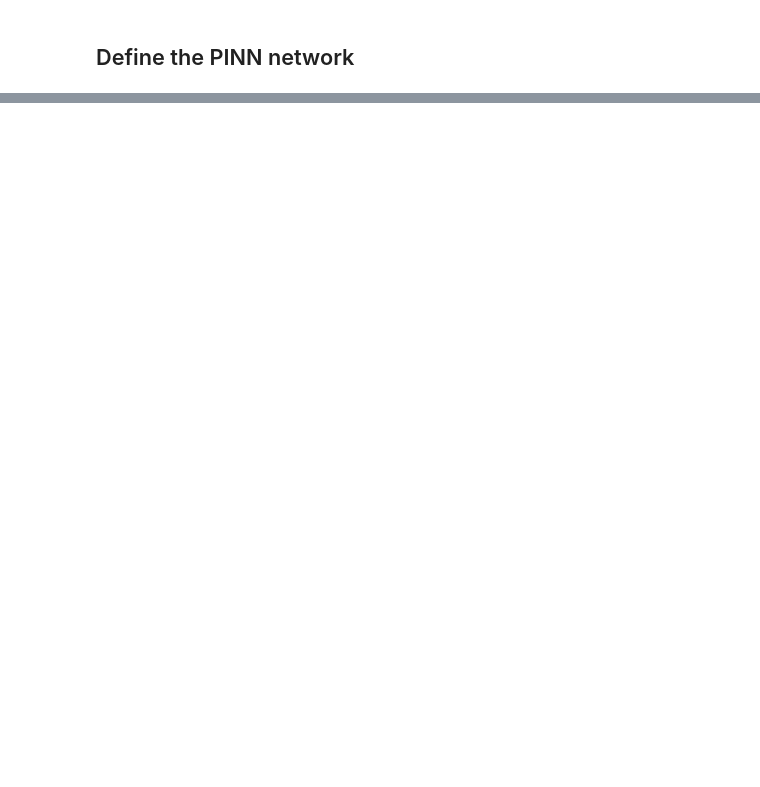
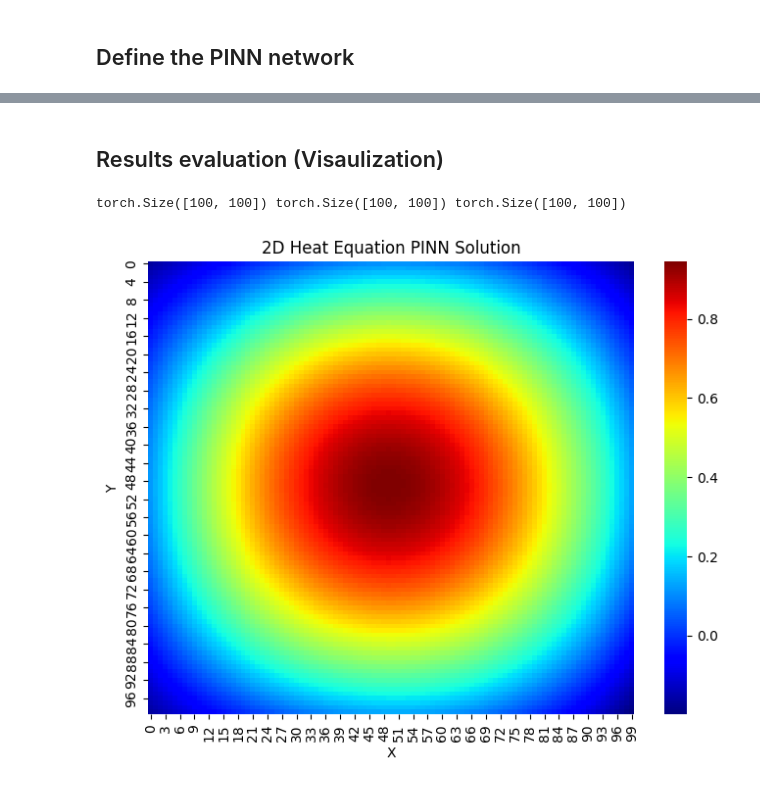
Before and after one commit to ykenzhebek/Physics-Informed-Neural-Network-PINNs, a Jupyter notebook: PINN_2D_Heat_Equation/PINN_2D_Heat_torch.ipynb, the cells around one changed output, grey strips where cells are left out. Drawn from its saved outputs; the diff is of its cells as text; code cells hidden in the pictures; blank space fills up the shorter version.

Commit message:
trained model and added visualisations

```diff
--- a/PINN_2D_Heat_Equation/PINN_2D_Heat_torch.ipynb
+++ b/PINN_2D_Heat_Equation/PINN_2D_Heat_torch.ipynb
@@ -109,0 +90,12 @@ tensor([0., 1., 0., 1., 0., 1., 0., 1., 0., 1.])
+# %%
+def pde(x, y, t, model):
+    input_data = torch.cat([x, y, t], dim = 1)
+    u = model(input_data)
+    u_x = torch.autograd.grad(u, x, grad_outputs=torch.ones_like(u), create_graph=True, retain_graph=True)[0]
+    u_y = torch.autograd.grad(u, y, grad_outputs=torch.ones_like(u), create_graph=True, retain_graph=True)[0]
+    u_xx = torch.autograd.grad(u_x, x, grad_outputs=torch.ones_like(u_x), create_graph=True, retain_graph=True)[0]
+    u_yy = torch.autograd.grad(u_y, y, grad_outputs=torch.ones_like(u_y), create_graph=True, retain_graph=True)[0]
+    u_t = torch.autograd.grad(u, t, grad_outputs=torch.ones_like(u), create_graph=True, retain_graph=True)[0]
+    diff_coeff = 1
+    residual = diff_coeff * (u_xx + u_yy) - u_t
+    return residual
@@ -109,0 +143,5 @@ tensor([0., 1., 0., 1., 0., 1., 0., 1., 0., 1.])
+# %%
+model = PINN()
+num_iterations = 10000
+num_points = 1000
+train_pinn(model, num_iterations, num_points)
@@ -109,0 +166,22 @@ tensor([0., 1., 0., 1., 0., 1., 0., 1., 0., 1.])
+# %% [markdown]
+## Results evaluation (Visaulization)
+# %%
+with torch.no_grad():
+    x_vals = torch.linspace(0, 1, 100)
+    y_vals = torch.linspace(0, 1, 100)
+    X, Y = torch.meshgrid(x_vals, y_vals)
+    t_val = torch.ones_like(X) * 0 # specify the time, 0 can be changed depending what time prediciton you want to see
+    print(X.shape, Y.shape, t_val.shape)
+
+    input_data = torch.stack([X.flatten(), Y.flatten(), t_val.flatten()], dim=1)
+    solution = model(input_data).reshape(X.shape, Y.shape)
+
+    plt.figure(figsize = (8, 6))
+    sns.heatmap(solution, cmap='jet')
+    plt.title("2D Heat Equation PINN Solution")
+    plt.xlabel('X')
+    plt.ylabel('Y')
+    plt.show()
+# %% [output]
+torch.Size([100, 100]) torch.Size([100, 100]) torch.Size([100, 100])
+[figure, added]
```
Also changed, not shown: parts of 14 cells of this notebook, 1 other file.
